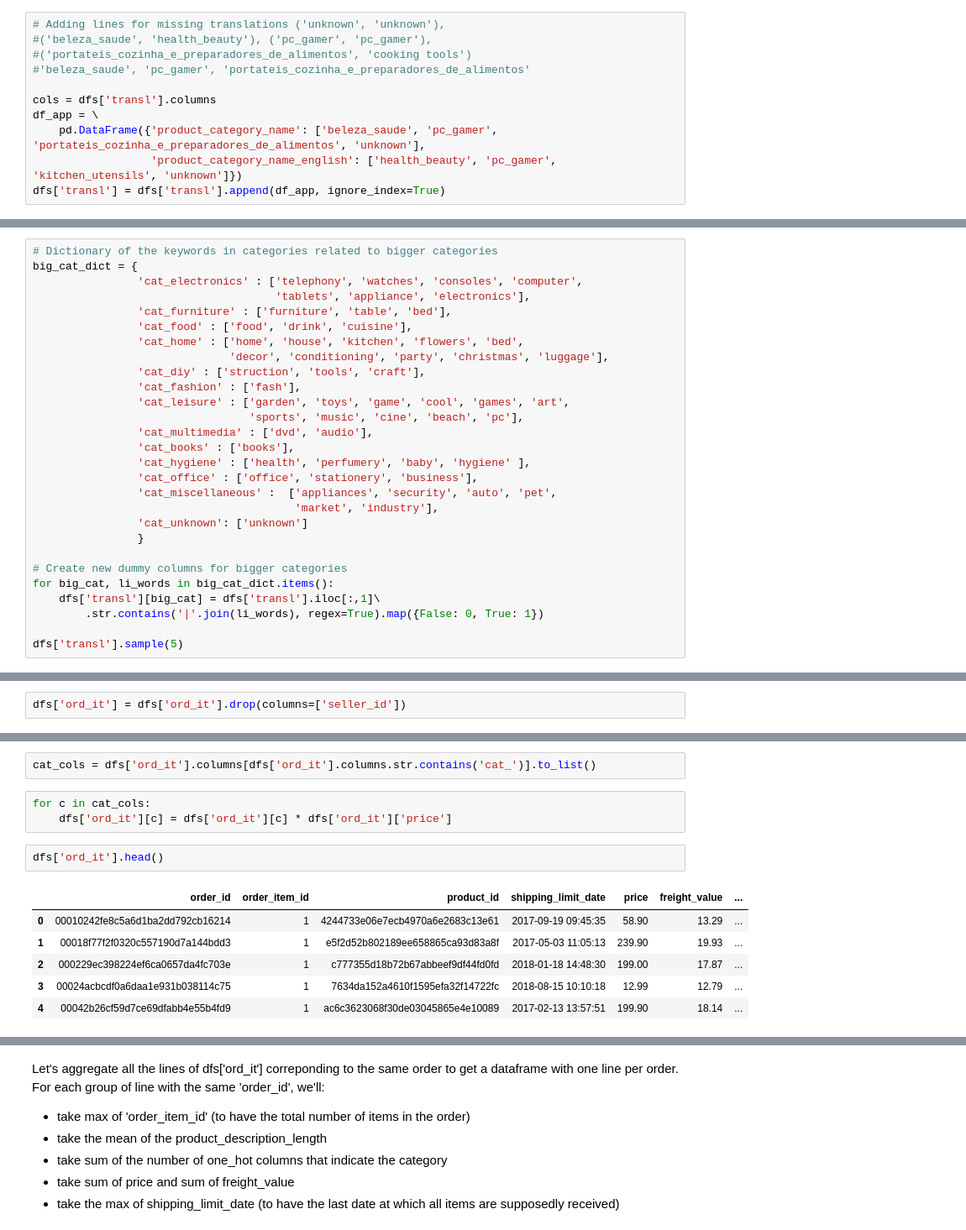
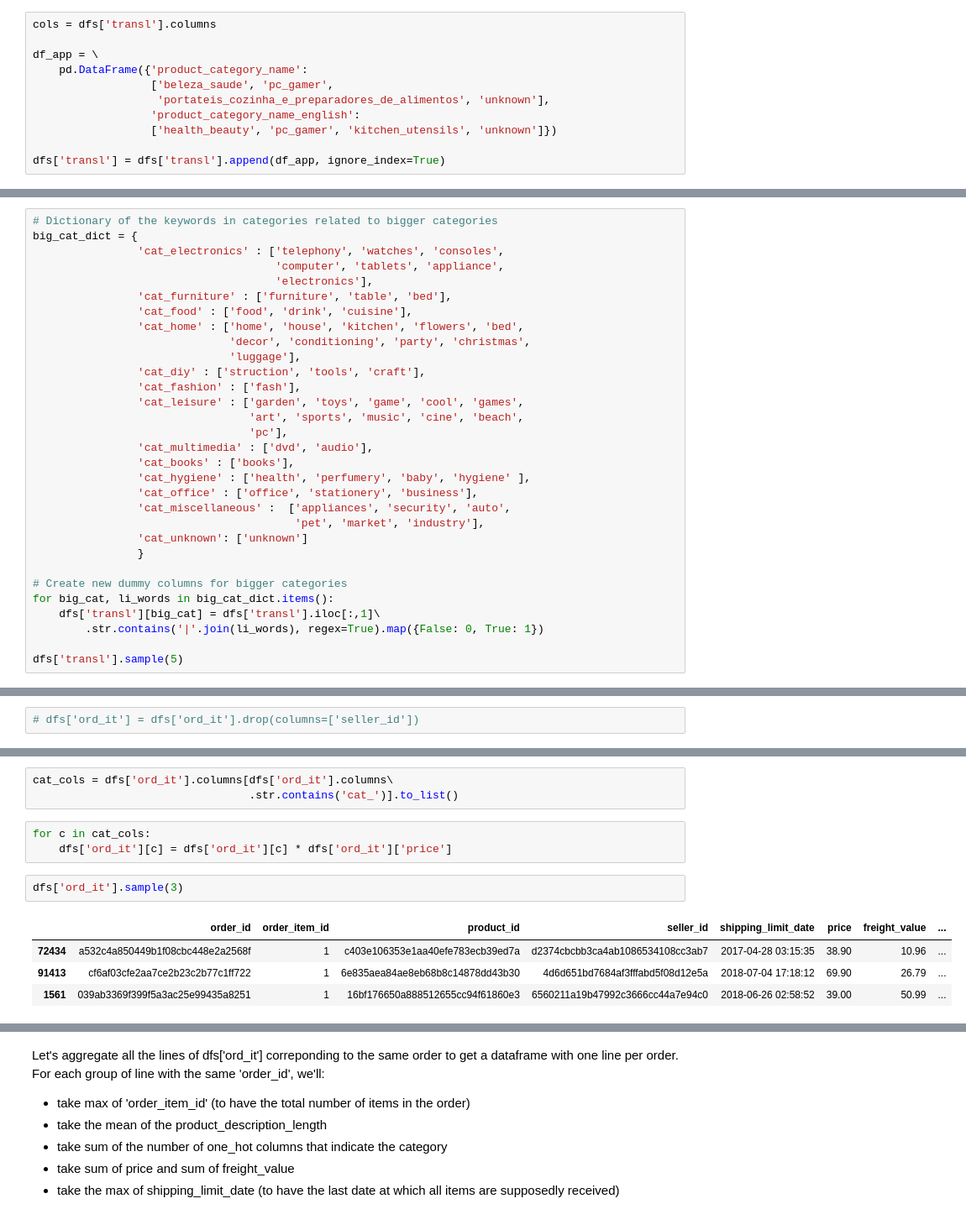
Before and after one commit to SmellyArmure/OC_DS_Project5, a Jupyter notebook: NOTEBOOKS/P5_Cleaning_EDA_1.ipynb, the cells around one changed output, grey strips where cells are left out. Shown at 84% size. Cells and saved outputs as stored; diff of their text form.

```diff
--- a/NOTEBOOKS/P5_Cleaning_EDA_1.ipynb
+++ b/NOTEBOOKS/P5_Cleaning_EDA_1.ipynb
@@ -420,13 +469,13 @@ array(['health_beauty', 'computers_accessories', 'auto', 'bed_bath_table',
 # %%
-# Adding lines for missing translations ('unknown', 'unknown'),
-#('beleza_saude', 'health_beauty'), ('pc_gamer', 'pc_gamer'),
-#('portateis_cozinha_e_preparadores_de_alimentos', 'cooking tools')
-#'beleza_saude', 'pc_gamer', 'portateis_cozinha_e_preparadores_de_alimentos'
+cols = dfs['transl'].columns
 
-cols = dfs['transl'].columns
 df_app = \
-    pd.DataFrame({'product_category_name': ['beleza_saude', 'pc_gamer', 'portateis_cozinha_e_preparadores_de_alimentos', 'unknown'],
-                  'product_category_name_english': ['health_beauty', 'pc_gamer', 'kitchen_utensils', 'unknown']})
+    pd.DataFrame({'product_category_name':
+                  ['beleza_saude', 'pc_gamer',
+                   'portateis_cozinha_e_preparadores_de_alimentos', 'unknown'],
+                  'product_category_name_english':
+                  ['health_beauty', 'pc_gamer', 'kitchen_utensils', 'unknown']})
+
 dfs['transl'] = dfs['transl'].append(df_app, ignore_index=True)
 # %% [markdown]
 These categories can be splitted into only 13 categories. We will allow categories to belong to 2 or more bigger categories at the same time.
@@ -435,22 +484,25 @@ In order to prepare the aggreagation of the order_item dataset, each category is
 # %%
 # Dictionary of the keywords in categories related to bigger categories
 big_cat_dict = {
-                'cat_electronics' : ['telephony', 'watches', 'consoles', 'computer',
-                                     'tablets', 'appliance', 'electronics'],
+                'cat_electronics' : ['telephony', 'watches', 'consoles',
+                                     'computer', 'tablets', 'appliance',
+                                     'electronics'],
                 'cat_furniture' : ['furniture', 'table', 'bed'],
                 'cat_food' : ['food', 'drink', 'cuisine'],
                 'cat_home' : ['home', 'house', 'kitchen', 'flowers', 'bed',
-                              'decor', 'conditioning', 'party', 'christmas', 'luggage'],
+                              'decor', 'conditioning', 'party', 'christmas',
+                              'luggage'],
                 'cat_diy' : ['struction', 'tools', 'craft'],
                 'cat_fashion' : ['fash'],
-                'cat_leisure' : ['garden', 'toys', 'game', 'cool', 'games', 'art',
-                                 'sports', 'music', 'cine', 'beach', 'pc'],
+                'cat_leisure' : ['garden', 'toys', 'game', 'cool', 'games',
+                                 'art', 'sports', 'music', 'cine', 'beach',
+                                 'pc'],
                 'cat_multimedia' : ['dvd', 'audio'],
                 'cat_books' : ['books'],
                 'cat_hygiene' : ['health', 'perfumery', 'baby', 'hygiene' ],
                 'cat_office' : ['office', 'stationery', 'business'],
-                'cat_miscellaneous' :  ['appliances', 'security', 'auto', 'pet',
-                                        'market', 'industry'],
+                'cat_miscellaneous' :  ['appliances', 'security', 'auto',
+                                        'pet', 'market', 'industry'],
                 'cat_unknown': ['unknown']
                 }
 
@@ -645,5 +693,5 @@ We are not interested in the sellers id. We drop the column.
 # %%
-dfs['ord_it'] = dfs['ord_it'].drop(columns=['seller_id'])
+# dfs['ord_it'] = dfs['ord_it'].drop(columns=['seller_id'])
 # %% [markdown]
 Let's merge the product database with the orders database. We choose a left join because we only want to keep the list of items that has been ordered.
 
@@ -664,15 +714,14 @@ We want the category dummy columns to be proportional to the price of the object
 # %%
-cat_cols = dfs['ord_it'].columns[dfs['ord_it'].columns.str.contains('cat_')].to_list()
+cat_cols = dfs['ord_it'].columns[dfs['ord_it'].columns\
+                                 .str.contains('cat_')].to_list()
 # %%
 for c in cat_cols:
     dfs['ord_it'][c] = dfs['ord_it'][c] * dfs['ord_it']['price']
 # %%
-dfs['ord_it'].head()
+dfs['ord_it'].sample(3)
 # %% [output]
-|  | order_id | order_item_id | product_id | shipping_limit_date | price | freight_value | ... |
-| 0 | 00010242fe8c5a6d1ba2dd792cb16214 | 1 | 4244733e06e7ecb4970a6e2683c13e61 | 2017-09-19 09:45:35 | 58.90 | 13.29 | ... |
-| 1 | 00018f77f2f0320c557190d7a144bdd3 | 1 | e5f2d52b802189ee658865ca93d83a8f | 2017-05-03 11:05:13 | 239.90 | 19.93 | ... |
-| 2 | 000229ec398224ef6ca0657da4fc703e | 1 | c777355d18b72b67abbeef9df44fd0fd | 2018-01-18 14:48:30 | 199.00 | 17.87 | ... |
-| 3 | 00024acbcdf0a6daa1e931b038114c75 | 1 | 7634da152a4610f1595efa32f14722fc | 2018-08-15 10:10:18 | 12.99 | 12.79 | ... |
-| 4 | 00042b26cf59d7ce69dfabb4e55b4fd9 | 1 | ac6c3623068f30de03045865e4e10089 | 2017-02-13 13:57:51 | 199.90 | 18.14 | ... |
+|  | order_id | order_item_id | product_id | seller_id | shipping_limit_date | price | freight_value | ... |
+| 72434 | a532c4a850449b1f08cbc448e2a2568f | 1 | c403e106353e1aa40efe783ecb39ed7a | d2374cbcbb3ca4ab1086534108cc3ab7 | 2017-04-28 03:15:35 | 38.90 | 10.96 | ... |
+| 91413 | cf6af03cfe2aa7ce2b23c2b77c1ff722 | 1 | 6e835aea84ae8eb68b8c14878dd43b30 | 4d6d651bd7684af3fffabd5f08d12e5a | 2018-07-04 17:18:12 | 69.90 | 26.79 | ... |
+| 1561 | 039ab3369f399f5a3ac25e99435a8251 | 1 | 16bf176650a888512655cc94f61860e3 | 6560211a19b47992c3666cc44a7e94c0 | 2018-06-26 02:58:52 | 39.00 | 50.99 | ... |
 # %% [markdown]
```
Also changed, not shown: parts of 75 cells of this notebook, 6 other files.
